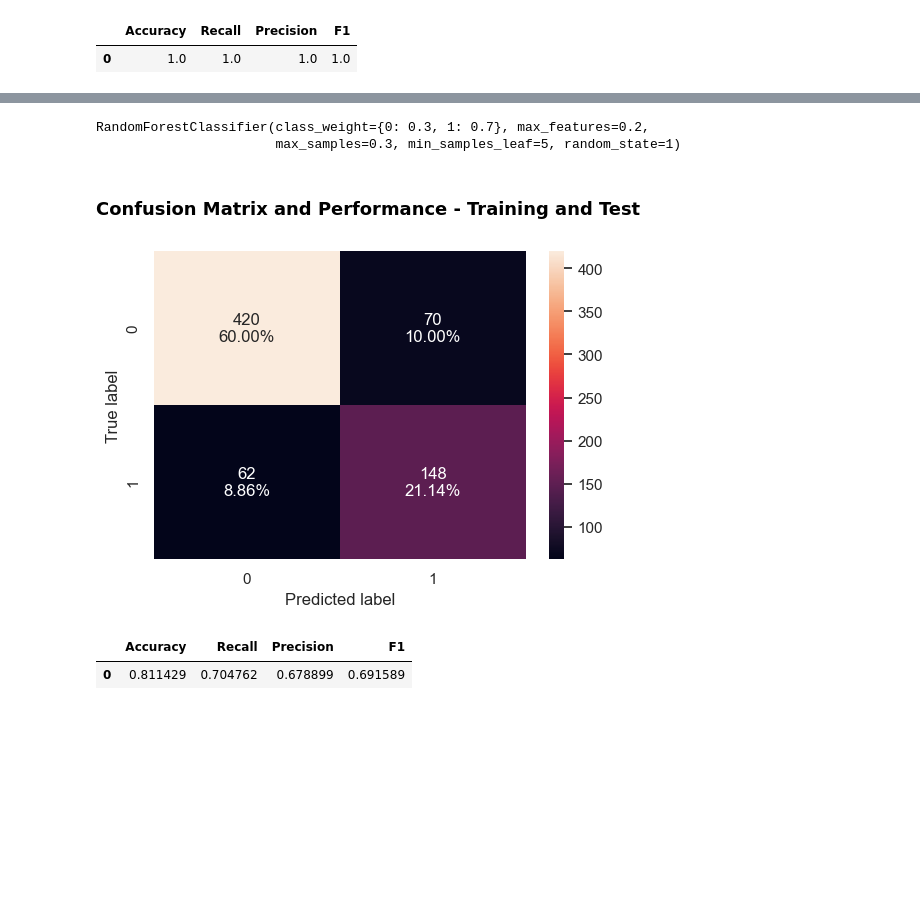
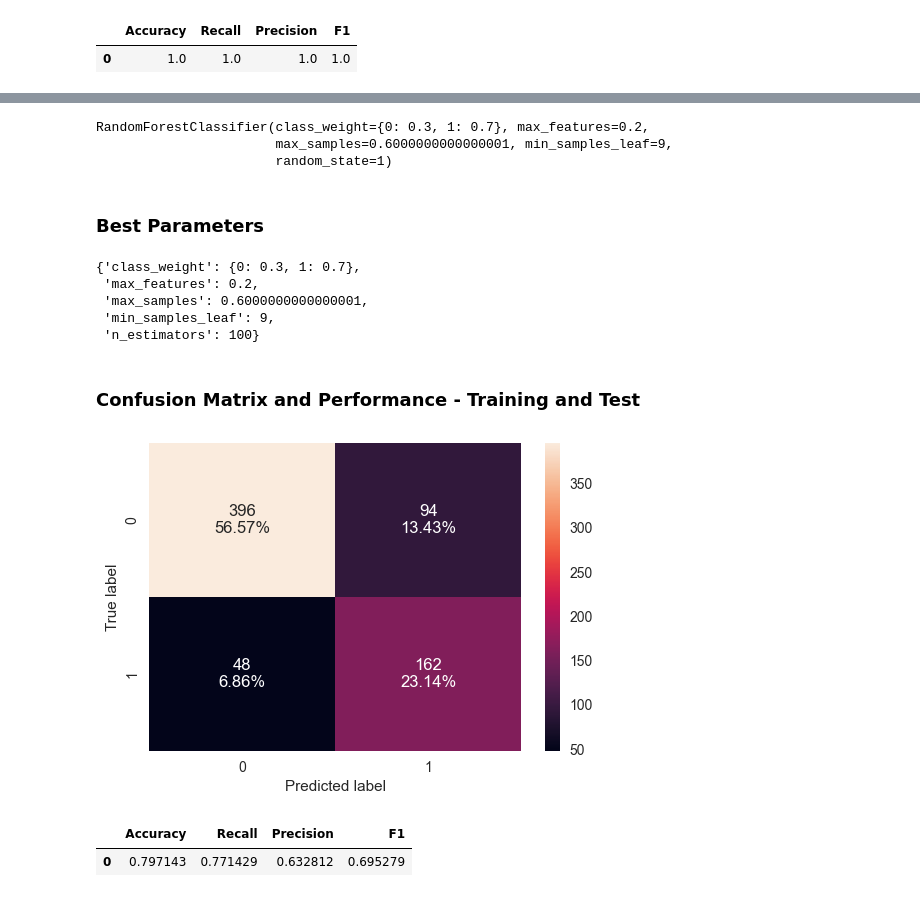
Before and after one commit to NimdaGrogu/Machine_Learning_Projects, a Jupyter notebook: Emsamble Techniques/Ensamble_Techniques_RandForest_Bagging.ipynb, the cells around one changed output, grey strips where cells are left out. Drawn from its saved outputs; the diff is of its cells as text; code cells hidden in the pictures; blank space fills up the shorter version.

Commit message:
Second Commit
Implementation of RandomSearchCV to achieve better performance

```diff
--- a/Emsamble Techniques/Ensamble_Techniques_RandForest_Bagging.ipynb
+++ b/Emsamble Techniques/Ensamble_Techniques_RandForest_Bagging.ipynb
@@ -714,7 +721,7 @@ replaceStruct = {
                  "savings_balance": {"< 100 DM": 1, "100 - 500 DM":2 , "500 - 1000 DM": 3, "> 1000 DM": 4,"unknown": -1},
                  "employment_duration":     {"unemployed": 1, "< 1 year": 2 ,"1 - 4 years": 3 ,"4 - 7 years": 4 ,"> 7 years": 5},
                 "phone":     {"no": 1, "yes": 2 },
-                #"job":     {"unemployed": 1, "unskilled": 2, "skilled": 3, "management": 4 },
+                "job":     {"unemployed": 1, "unskilled": 2, "skilled": 3, "management": 4 },
                 "default":     {"no": 0, "yes": 1 }
                     }
 
@@ -722,7 +737,7 @@ data = data.replace(replaceStruct)  # Replace values with the new ones
 # %%
 ## Categorical Features - OneHotEncoding
 
-oneHotCols=["purpose","housing","other_credit","job"]
+oneHotCols=["purpose","housing","other_credit"]
 
 data =pd.get_dummies(data, columns=oneHotCols)
 data.head(10)
@@ -887,15 +913,27 @@ acc_scorer = metrics.make_scorer(metrics.recall_score)
 # %%
 # Initialize the GridSearchCV object
-grid_obj = GridSearchCV(rf_tuned, parameters, scoring=accuracy_score, cv=5)
+grid_obj = GridSearchCV(estimator=RandomForestClassifier(random_state=1), param_grid=parameters, scoring=acc_scorer, cv=5)
 # Fit the GridSearchCV object to the training data
 grid_obj = grid_obj.fit(X_train, y_train)
 
-# Use the best parameters obtained from GridSearchCV to re-initialize the classifier
-rf_tuned = grid_obj.best_estimator_
+
+# Use the best parameters obtained from GridSearchCV to initialize the classifier
+rf_tuned_A = grid_obj.best_estimator_
 
 # Fit the best algorithm to the data.
-rf_tuned.fit(X_train, y_train)
+rf_tuned_A.fit(X_train, y_train)
 # %% [output]
 RandomForestClassifier(class_weight={0: 0.3, 1: 0.7}, max_features=0.2,
-                       max_samples=0.3, min_samples_leaf=5, random_state=1)
+                       max_samples=0.6000000000000001, min_samples_leaf=9,
+                       random_state=1)
+# %% [markdown]
+### Best Parameters
+# %%
+grid_obj.best_params_
+# %% [output]
+{'class_weight': {0: 0.3, 1: 0.7},
+ 'max_features': 0.2,
+ 'max_samples': 0.6000000000000001,
+ 'min_samples_leaf': 9,
+ 'n_estimators': 100}
 # %%
@@ -903,12 +941,12 @@ models.update({"Random Forest tuned": rf_tuned})
 # %% [markdown]
 ### Confusion Matrix and Performance -  Training and Test
 # %%
-confusion_matrix_sklearn(rf_tuned, X_train, y_train)
+confusion_matrix_sklearn(rf_tuned_A, X_train, y_train)
 # %% [output]
-[figure, old version]
+[figure, new version]
 # %%
-model_performance_classification_sklearn(rf_tuned, X_train, y_train)
+model_performance_classification_sklearn(rf_tuned_A, X_train, y_train)
 # %% [output]
 |  | Accuracy | Recall | Precision | F1 |
-| 0 | 0.811429 | 0.704762 | 0.678899 | 0.691589 |
+| 0 | 0.797143 | 0.771429 | 0.632812 | 0.695279 |
 # %%
```
Also changed, not shown: parts of 53 cells of this notebook, 2 other files.
